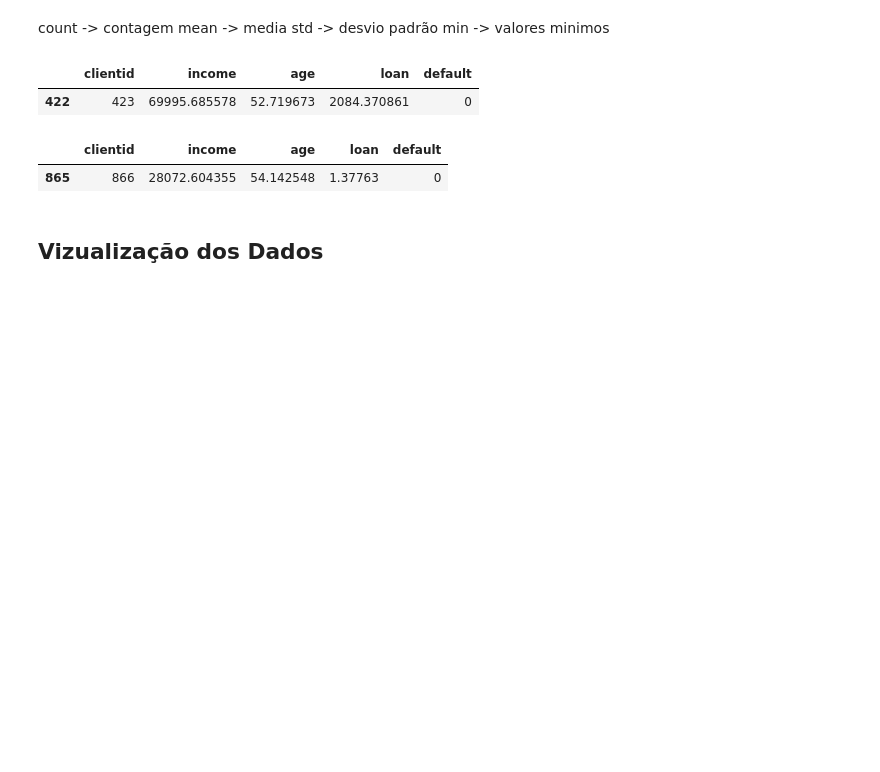
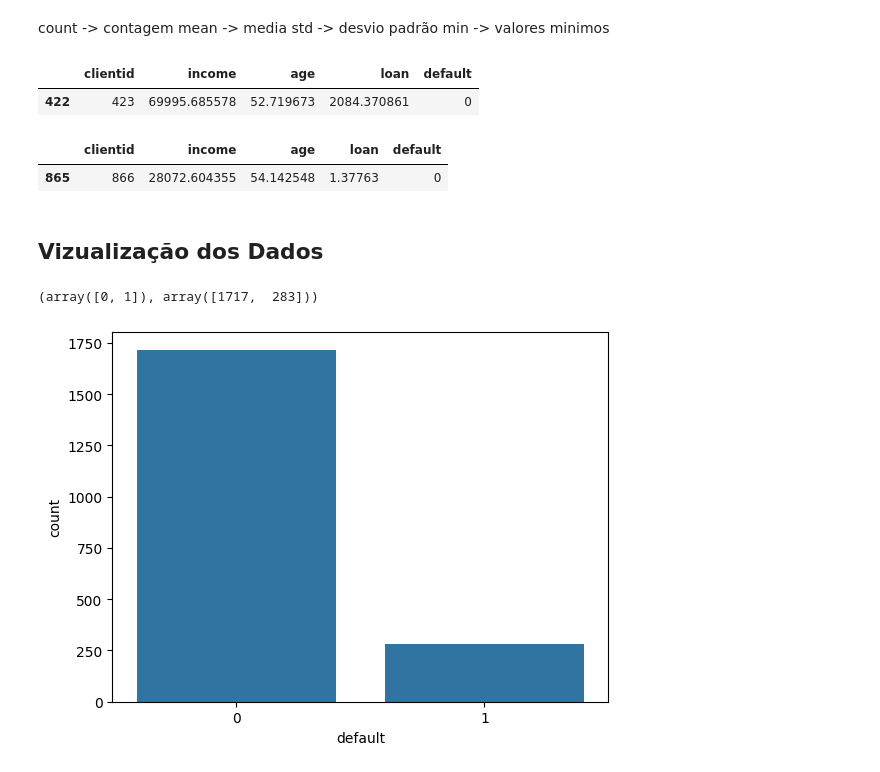
Before and after one commit to llucascr/MachineLearning, a Jupyter notebook: MachineLearningCourse/src/machinelearningcourse/pre-processamentoDados.ipynb, the cells around one changed output. Drawn from its saved outputs; the diff is of its cells as text; code cells hidden in the pictures; blank space fills up the shorter version.

```diff
--- a/MachineLearningCourse/src/machinelearningcourse/pre-processamentoDados.ipynb
+++ b/MachineLearningCourse/src/machinelearningcourse/pre-processamentoDados.ipynb
@@ -86,3 +87,11 @@ base_credit[base_credit["loan"] <= 1.377630]
 | 865 | 866 | 28072.604355 | 54.142548 | 1.37763 | 0 |
 # %% [markdown]
 ## Vizualização dos Dados
+# %%
+np.unique(base_credit["default"], return_counts=True) #Contas os valores unicos dessa coluna
+# %% [output]
+(array([0, 1]), array([1717,  283]))
+# %%
+sns.countplot(x = base_credit["default"]);
+# %% [output]
+[figure, added]
```
Also changed, not shown: parts of 6 cells of this notebook, 2 other files.
